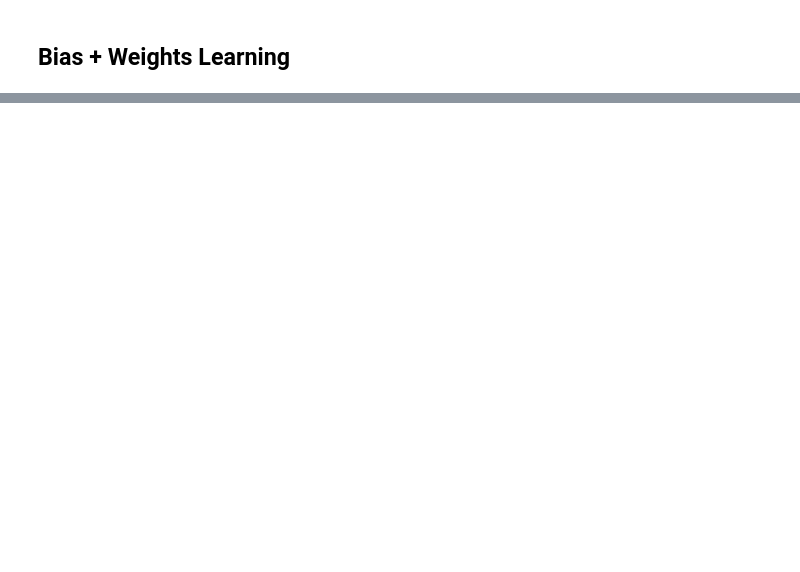
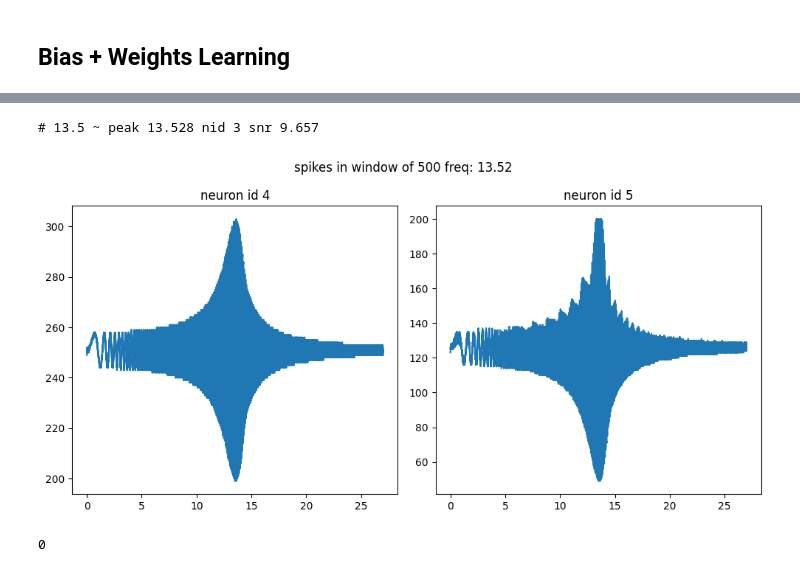
Before and after one commit to yakir4123/SNN-SCTN, a Jupyter notebook: notebooks/supervised_stdp_resonator.ipynb, the cells around one changed output, grey strips where cells are left out. Cells and saved outputs as stored; diff of their text form; code cells hidden in the pictures; blank space fills up the shorter version.

```diff
--- a/notebooks/supervised_stdp_resonator.ipynb
+++ b/notebooks/supervised_stdp_resonator.ipynb
@@ -610,0 +590,45 @@ freq0 = 136
+# %%
+neuronds_id = [4, 5]
+for nid in neuronds_id:
+    resonator.log_out_spikes(nid)
+
+start_freq = 0
+spectrum = 2 * freq0
+resonator.forget_logs()
+
+step = 1/clk_freq
+test_size = int(spectrum / step)
+test_resonator_on_chirp(
+    resonator,
+    start_freq=start_freq,
+    step=step,
+    test_size=test_size,
+    clk_freq=clk_freq
+)
+
+best_lp = lp_by_lf(lf, freq0, clk_freq)
+f_resonator = freq_of_resonator(clk_freq, lf, best_lp)
+fig, axs = plt.subplots(1, len(neuronds_id), figsize=(10, 5))
+fig.suptitle(f'spikes in window of {spikes_window} freq: {f_resonator:.2f}')
+for nid in neuronds_id:
+    spikes_neuron = resonator.neurons[nid]
+    y_events = spikes_neuron.out_spikes()
+    y_spikes = np.zeros(test_size)
+    y_spikes[y_events] = 1
+    y_spikes = np.convolve(y_spikes, np.ones(spikes_window, dtype=int), 'valid')
+    x = np.linspace(start_freq, start_freq+spectrum, len(y_spikes))
+
+    ax = axs[nid - neuronds_id[0]]
+    ax.plot(x, y_spikes)
+    ax.set_title(f'neuron id {nid}')
+fig.tight_layout()
+
+nid = np.argmax(np.array(snr) / np.abs(np.array(peak) - freq0))
+print(f'# {freq0} ~ peak {peak[nid]:.3f} nid {nid+1} snr {snr[nid]:.3f}')
+# %% [output]
+# 13.5 ~ peak 13.528 nid 3 snr 9.657
+[figure, added]
+# %%
+test_size
+# %% [output]
+0
```
Also changed, not shown: parts of 17 cells of this notebook, 3 other files.
